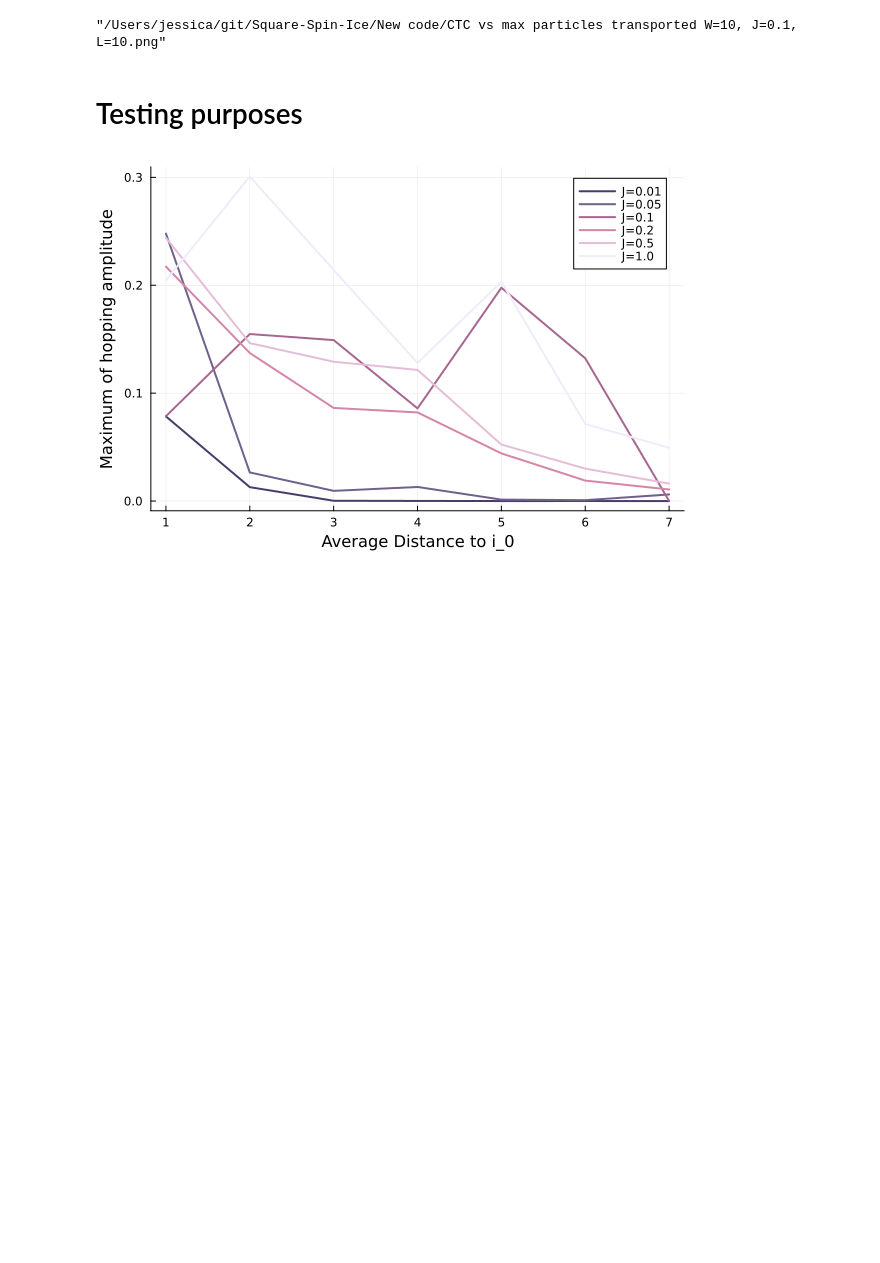
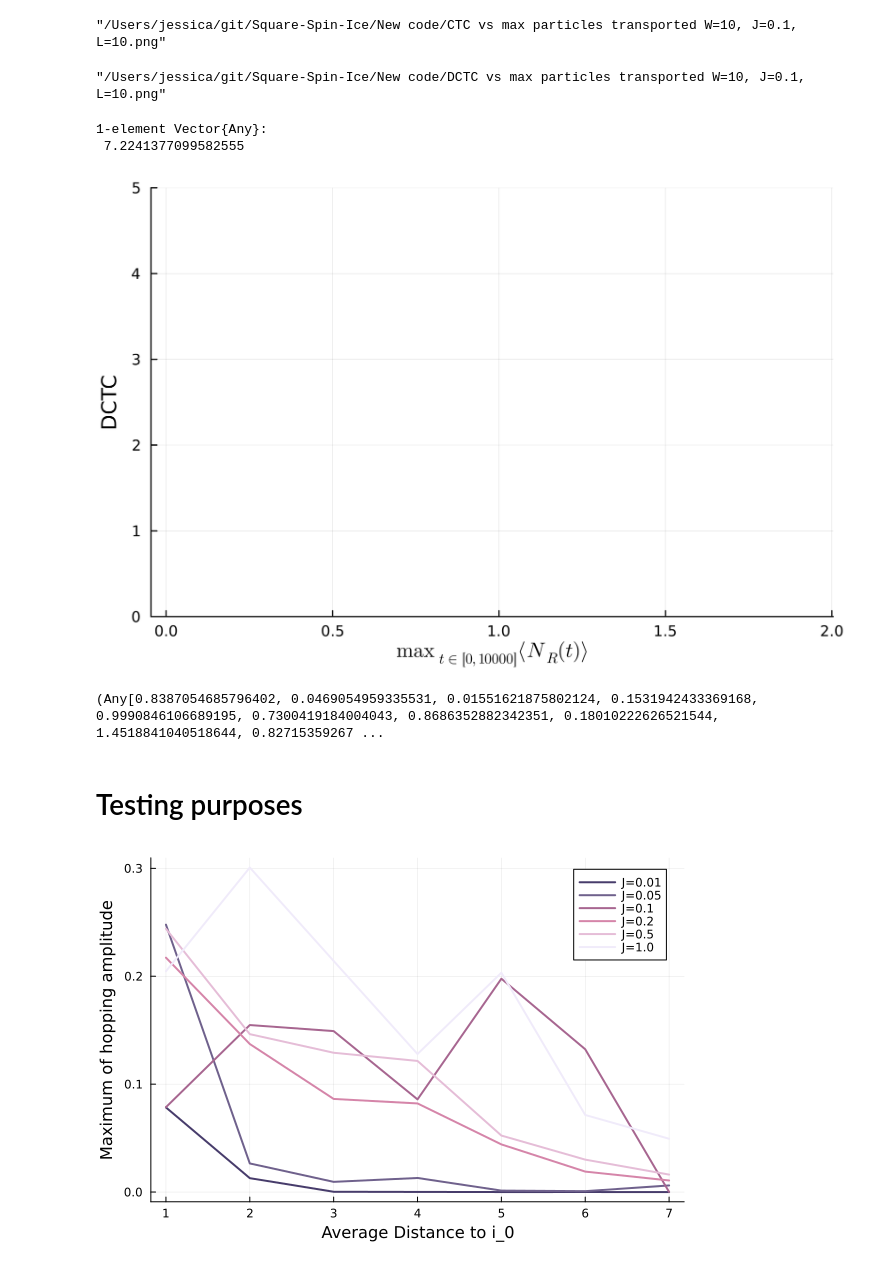
Before and after one commit to jessicajiang15/Square-Spin-Ice, a Jupyter notebook: New code/Charge Transport Capacity Data.ipynb, the cells around one changed output. Drawn from its saved outputs; the diff is of its cells as text; code cells hidden in the pictures; blank space fills up the shorter version.

```diff
--- a/New code/Charge Transport Capacity Data.ipynb
+++ b/New code/Charge Transport Capacity Data.ipynb
@@ -749,6 +749,24 @@ scatter(maximum_particles_transported, 2*ctc, yrange=(0,5), label=false, dpi=300
 savefig("CTC vs max particles transported W=10, J=0.1, L=10.png")
 # %% [output]
 "/Users/jessica/git/Square-Spin-Ice/New code/CTC vs max particles transported W=10, J=0.1, L=10.png"
+# %%
+scatter(maximum_particles_transported, dynamical_upper_bound_all_2, yrange=(0,5), label=false, dpi=300, xlabel=L"\max_{t\in[0,10000]}{\langle N_R(t)\rangle}", ylabel="DCTC")
+savefig("DCTC vs max particles transported W=10, J=0.1, L=10.png")
+# %% [output]
+"/Users/jessica/git/Square-Spin-Ice/New code/DCTC vs max particles transported W=10, J=0.1, L=10.png"
+# %%
+dynamical_upper_bound_all_2
+# %% [output]
+1-element Vector{Any}:
+ 7.2241377099582555
+# %%
+scatter(maximum_particles_transported, dynamical_upper_bound_all_2, label=false, dpi=300, xlabel=L"\max_{t\in[0,10000]}{\langle N_R(t)\rangle}", ylabel="DCTC", yrange=(0,5))
+# %% [output]
+[figure, added]
+# %%
+maximum_particles_transported, dynamical_upper_bound_all_2
+# %% [output]
+(Any[0.8387054685796402, 0.0469054959335531, 0.01551621875802124, 0.1531942433369168, 0.9990846106689195, 0.7300419184004043, 0.8686352882342351, 0.18010222626521544, 1.4518841040518644, 0.82715359267 ...
 # %% [markdown]
 # Testing purposes
 # %%
```
Also changed, not shown: parts of 7 cells of this notebook, 2 other files.
